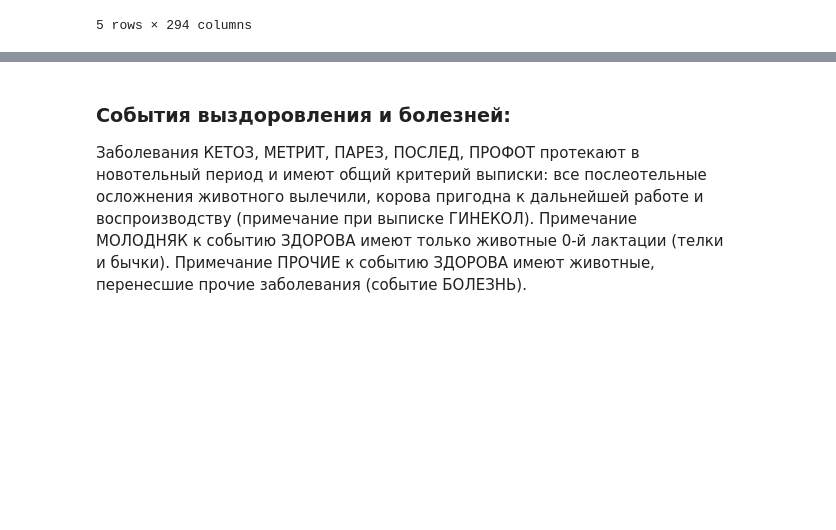
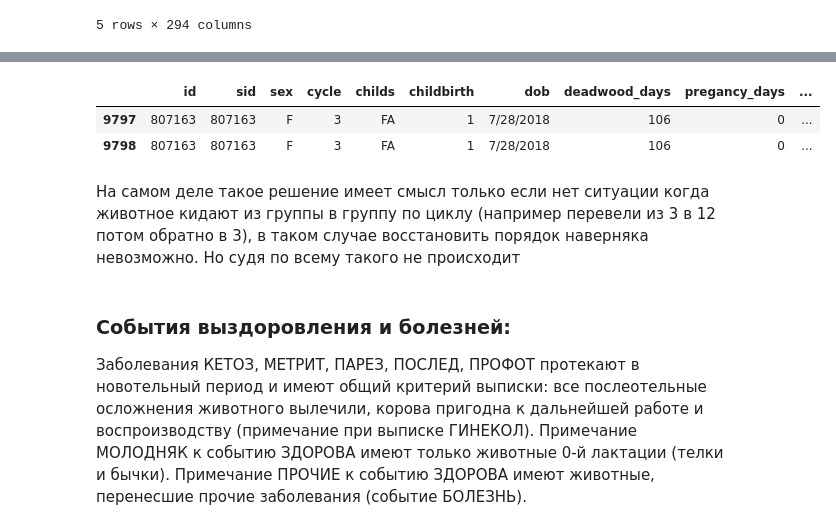
Before and after one commit to Desiment/cows-hack, a Jupyter notebook: notebooks/Preprocessing.ipynb, the cells around one changed output, grey strips where cells are left out. Drawn from its saved outputs; the diff is of its cells as text; code cells hidden in the pictures; blank space fills up the shorter version.

```diff
--- a/notebooks/Preprocessing.ipynb
+++ b/notebooks/Preprocessing.ipynb
@@ -553,3 +599,11 @@ Name: remark, dtype: object
+# %%
+df[((df['date'] == '7/22/2022') & (df['id'] == 807163))].head(10)
+# %% [output]
+|  | id | sid | sex | cycle | childs | childbirth | dob | deadwood_days | pregancy_days | ... |
+| 9797 | 807163 | 807163 | F | 3 | FA | 1 | 7/28/2018 | 106 | 0 | ... |
+| 9798 | 807163 | 807163 | F | 3 | FA | 1 | 7/28/2018 | 106 | 0 | ... |
+# %% [markdown]
+На самом деле такое решение имеет смысл только если нет ситуации когда животное кидают из группы в группу по циклу (например перевели из 3 в 12 потом обратно в 3), в таком случае восстановить порядок наверняка невозможно. Но судя по всему такого не происходит
 # %% [markdown]
 ###  Cобытия выздоровления и болезней:
 Заболевания КЕТОЗ, МЕТРИТ, ПАРЕЗ, ПОСЛЕД, ПРОФОТ протекают в новотельный период и имеют общий критерий выписки: все послеотельные осложнения животного вылечили, корова пригодна к дальнейшей работе и воспроизводству (примечание при выписке ГИНЕКОЛ). Примечание МОЛОДНЯК к событию ЗДОРОВА имеют только животные 0-й лактации (телки и бычки). Примечание ПРОЧИЕ к событию ЗДОРОВА имеют животные, перенесшие прочие заболевания (событие БОЛЕЗНЬ).
```
Also changed, not shown: parts of 40 cells of this notebook.
